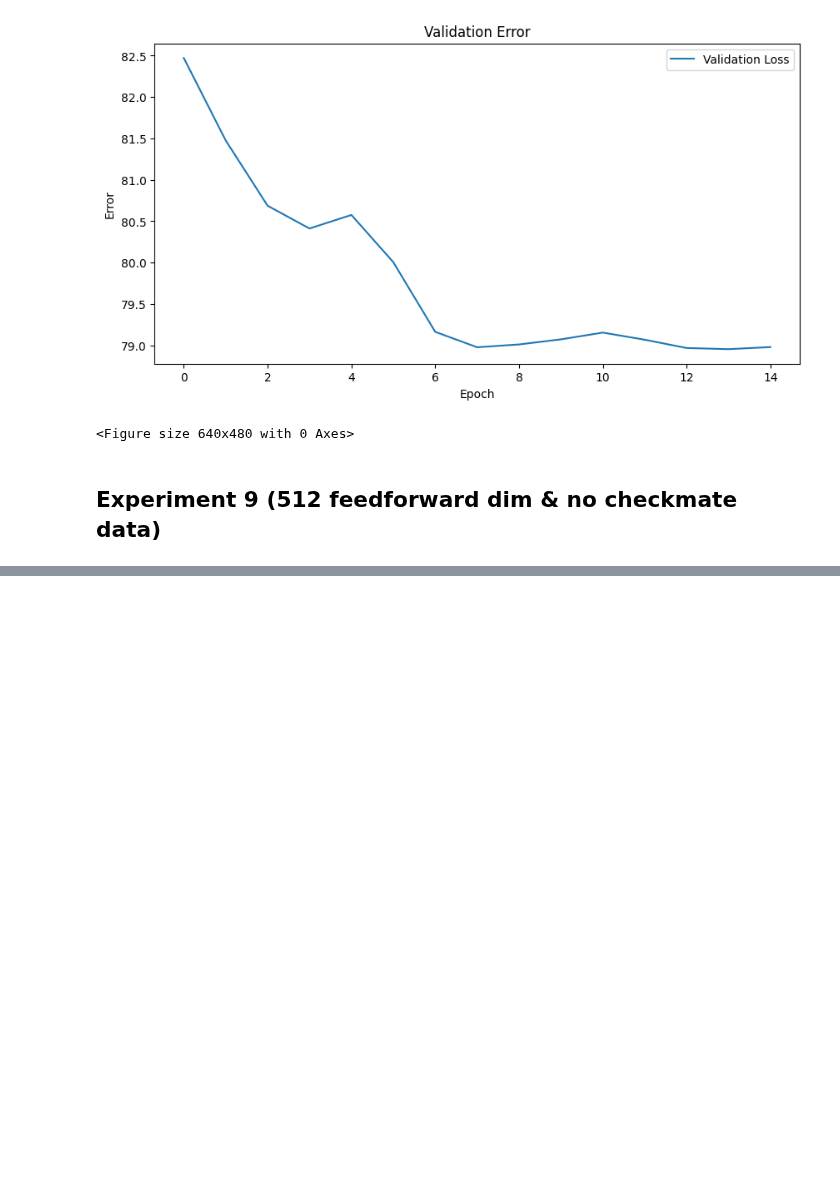
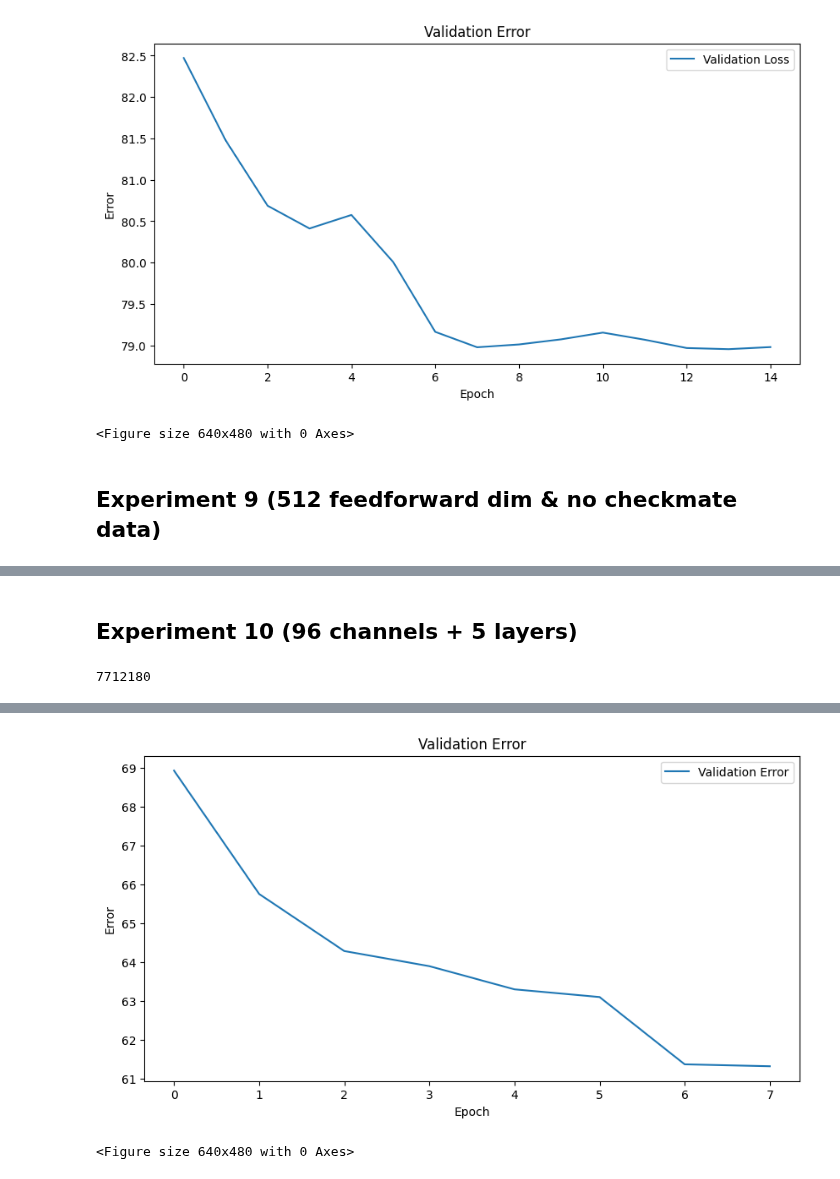
Before and after one commit to tonyjongyoonan/enpoisson, a Jupyter notebook: research/notebooks/explore_cnn.ipynb, the cells around one changed output, grey strips where cells are left out. Saved outputs shown, nothing was run; the diff lists cells and outputs as text; code cells hidden in the pictures; blank space fills up the shorter version.

Commit message:
refactored more. finalizing experiments. prepping mutlimodal-ten, our last model

```diff
--- a/research/notebooks/explore_cnn.ipynb
+++ b/research/notebooks/explore_cnn.ipynb
@@ -1300,0 +1321,41 @@ Compile with `TORCH_USE_CUDA_DSA` to enable device-side assertions.
+# %% [markdown]
+## Experiment 10 (96 channels + 5 layers)
+# %%
+# Reload the data with particular batch size
+torch.multiprocessing.set_start_method('fork', force=True)
+batch_size = 128
+# Shuffling... (False gives us )
+train_loader = DataLoader(train_dataset, batch_size=batch_size, shuffle=True, num_workers=3, pin_memory=True)
+val_loader = DataLoader(val_dataset, batch_size=batch_size, shuffle=True, num_workers=2,pin_memory=True)
+
+# Initialize model, loss function, and optimizer
+NUM_EPOCHS = 8
+d_out = len(vocab.id_to_move.keys())
+# d_out = 1968
+model = SENetPureFour(d_out, 96, 512)
+model = model.to(device)
+criterion = nn.CrossEntropyLoss()
+lr = 1e-4
+weight_decay=1e-8
+learn_decay = 0.1
+optimizer = optim.Adam(model.parameters(), lr=lr, weight_decay=weight_decay)
+
+def count_parameters(model):
+    return sum(p.numel() for p in model.parameters() if p.requires_grad)
+print(count_parameters(model))
+# %% [output]
+7712180
+# %%
+# Train the model
+train_error,train_loss_values, val_error, val_loss_value,swa_model = train_cnn(device, model, train_loader, val_loader, criterion, optimizer, NUM_EPOCHS, learn_decay)
+
+# Plot the training error
+plt.figure(figsize=(10, 5))
+plt.plot(val_error, label='Validation Error')
+plt.xlabel('Epoch')
+plt.ylabel('Error')
+plt.title('Validation Error')
+plt.legend()
+plt.show()
+plt.savefig('cnn-exp-10-4-26.png')  # This will save the plot as an image
+# %% [output]
@@ -1300,0 +1379,2 @@ Compile with `TORCH_USE_CUDA_DSA` to enable device-side assertions.
+[figure, added]
+<Figure size 640x480 with 0 Axes>
```
Also changed, not shown: parts of 16 cells of this notebook, 4 other files.
